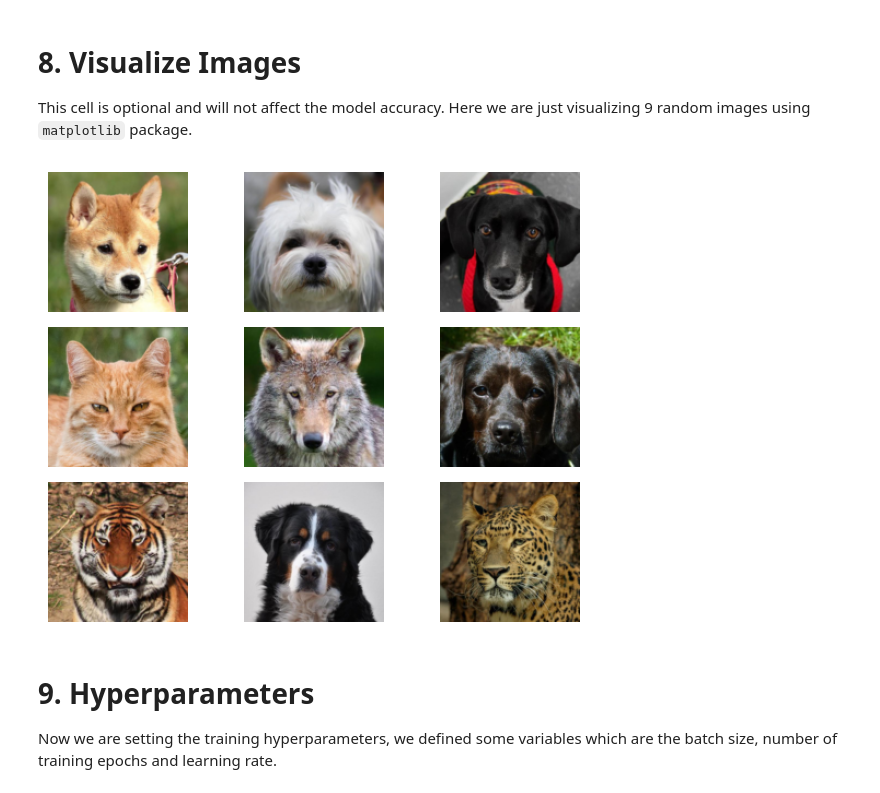
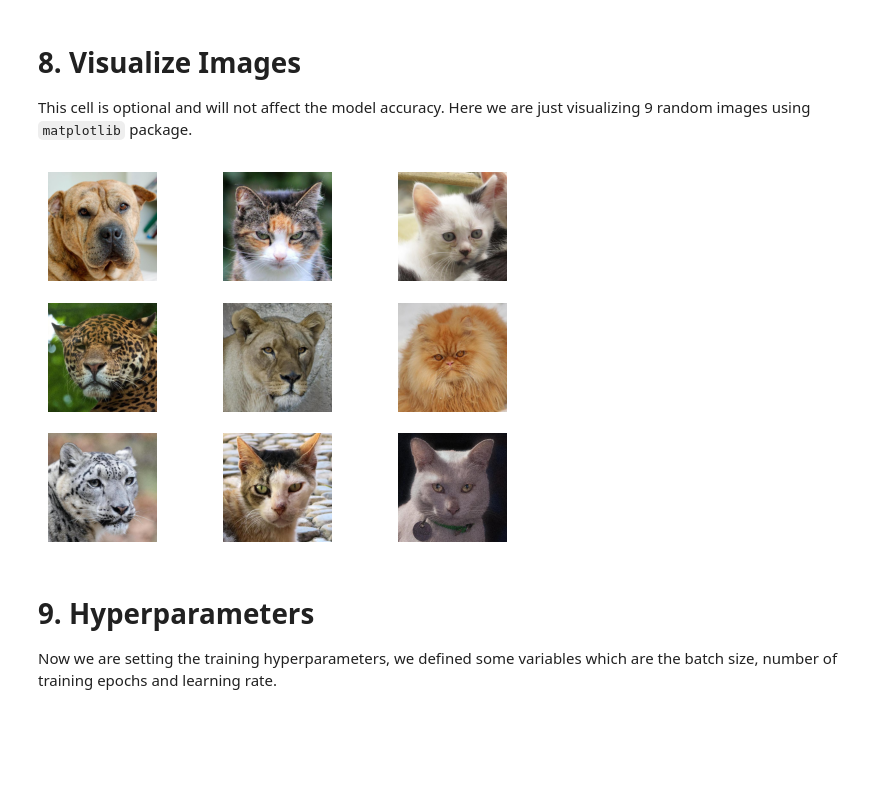
Before and after one commit to omaratef3221/pytorch_tutorials, a Jupyter notebook: Ex_2_Image_multiclass_classification.ipynb, the cells around one changed output. Cells and saved outputs as stored; diff of their text form; code cells hidden in the pictures; blank space fills up the shorter version.

```diff
--- a/Ex_2_Image_multiclass_classification.ipynb
+++ b/Ex_2_Image_multiclass_classification.ipynb
@@ -111,17 +111,16 @@ This cell is optional and will not affect the model accuracy. Here we are just v
 # %%
 n_rows = 3
 n_cols = 3
 f, axarr = plt.subplots(n_rows, n_cols)
 for row in range(n_rows):
     for col in range(n_cols):
-        image = train_dataset[np.random.randint(0,train_dataset.__len__())][0].cpu()
-        axarr[row, col].imshow(image.squeeze().permute(1,2,0))
-        axarr[row, col].axis('off')
+      image = Image.open(data_df.sample(n = 1)['image_paths'].iloc[0]).convert("RGB")
+      axarr[row, col].imshow(image)
+      axarr[row, col].axis('off')
 
-plt.tight_layout()
 plt.show()
 # %% [output]
-[figure, old version]
+[figure, new version]
 # %% [markdown]
 # 9. Hyperparameters
 Now we are setting the training hyperparameters, we defined some variables which are the batch size, number of training epochs and learning rate.
```
Also changed, not shown: parts of 3 cells of this notebook.
